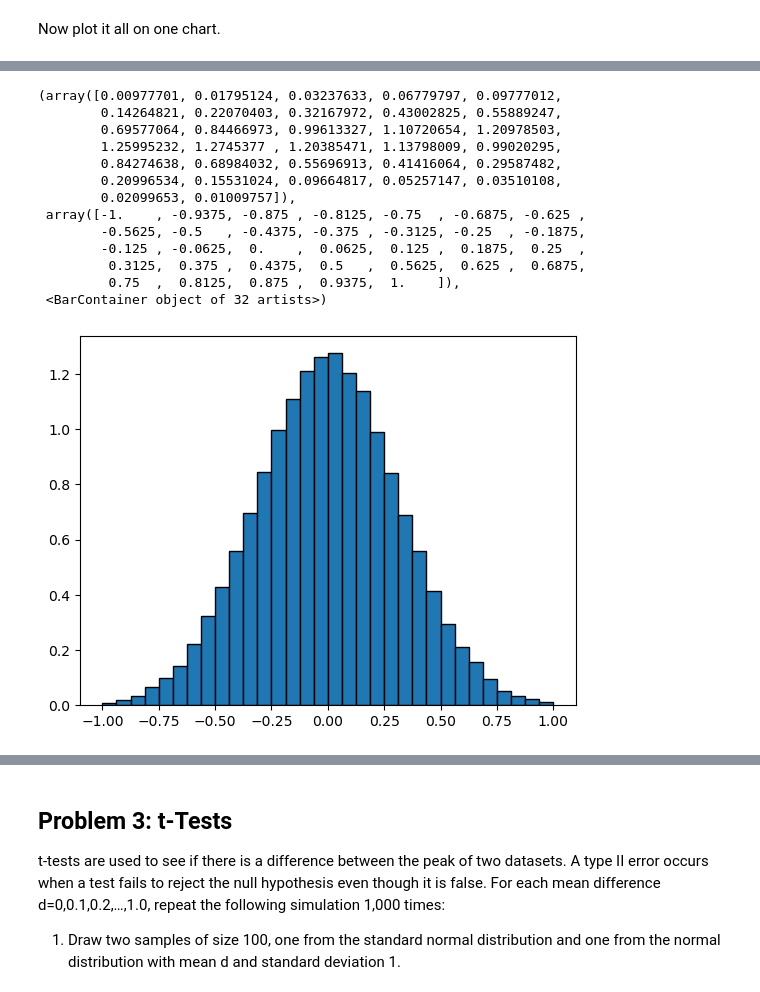
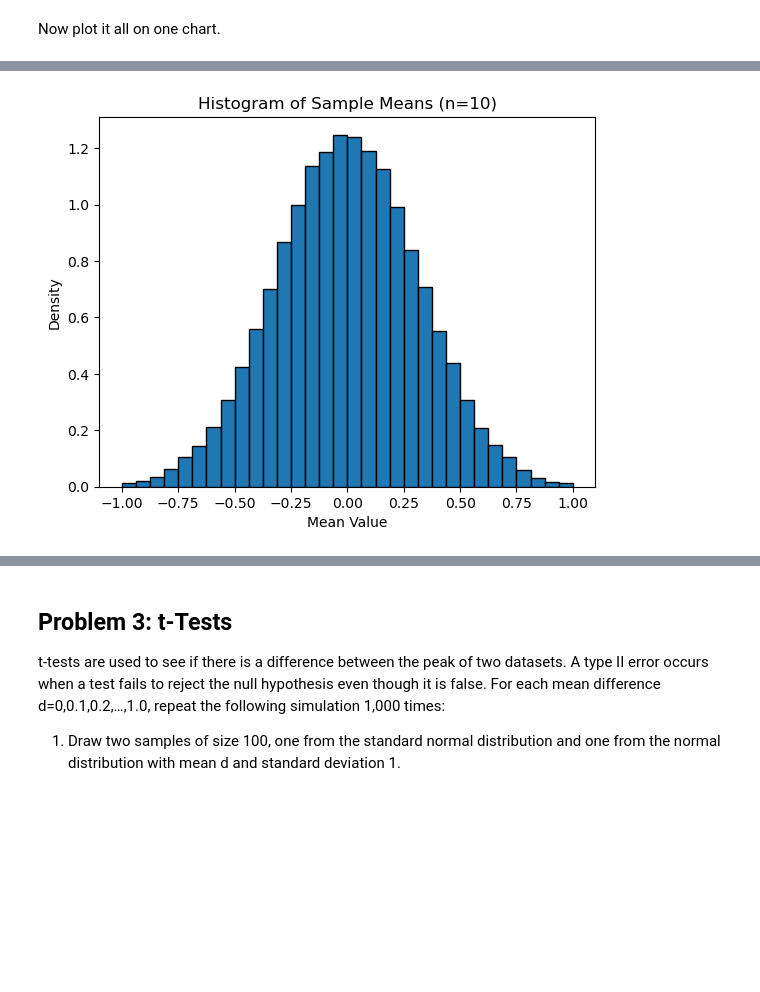
Before and after one commit to kknb1982/applied_statistics, a Jupyter notebook: problems.ipynb, the cells around one changed output, grey strips where cells are left out. Cells and saved outputs as stored; diff of their text form; code cells hidden in the pictures; blank space fills up the shorter version.

```diff
--- a/problems.ipynb
+++ b/problems.ipynb
@@ -773,21 +562,18 @@ array([ 0.22573686,  0.01191693,  0.1572036 , ..., -0.12150762,
 # %%
 # Create a blank figure
 fig, ax = plt.subplots()
 
-# Create a histogram of the data
+# Create a histogram of the means data
+# https://matplotlib.org/stable/plot_types/stats/hist_plot.html
+# https://numpy.org/doc/stable/reference/generated/numpy.linspace.html
 ax.hist(means, edgecolor='black', bins=np.linspace(-1.0,1.0,33), density=True)
+
+# Label the plot
+plt.title('Histogram of Sample Means (n=10)')
+plt.xlabel('Mean Value')
+plt.ylabel('Density')
+
+# Show the data
+plt.show()
 # %% [output]
-(array([0.00977701, 0.01795124, 0.03237633, 0.06779797, 0.09777012,
-        0.14264821, 0.22070403, 0.32167972, 0.43002825, 0.55889247,
-        0.69577064, 0.84466973, 0.99613327, 1.10720654, 1.20978503,
-        1.25995232, 1.2745377 , 1.20385471, 1.13798009, 0.99020295,
-        0.84274638, 0.68984032, 0.55696913, 0.41416064, 0.29587482,
-        0.20996534, 0.15531024, 0.09664817, 0.05257147, 0.03510108,
-        0.02099653, 0.01009757]),
- array([-1.    , -0.9375, -0.875 , -0.8125, -0.75  , -0.6875, -0.625 ,
-        -0.5625, -0.5   , -0.4375, -0.375 , -0.3125, -0.25  , -0.1875,
-        -0.125 , -0.0625,  0.    ,  0.0625,  0.125 ,  0.1875,  0.25  ,
-         0.3125,  0.375 ,  0.4375,  0.5   ,  0.5625,  0.625 ,  0.6875,
-         0.75  ,  0.8125,  0.875 ,  0.9375,  1.    ]),
- <BarContainer object of 32 artists>)
-[figure, old version]
+[figure, new version]
```
Also changed, not shown: parts of 93 cells of this notebook.
